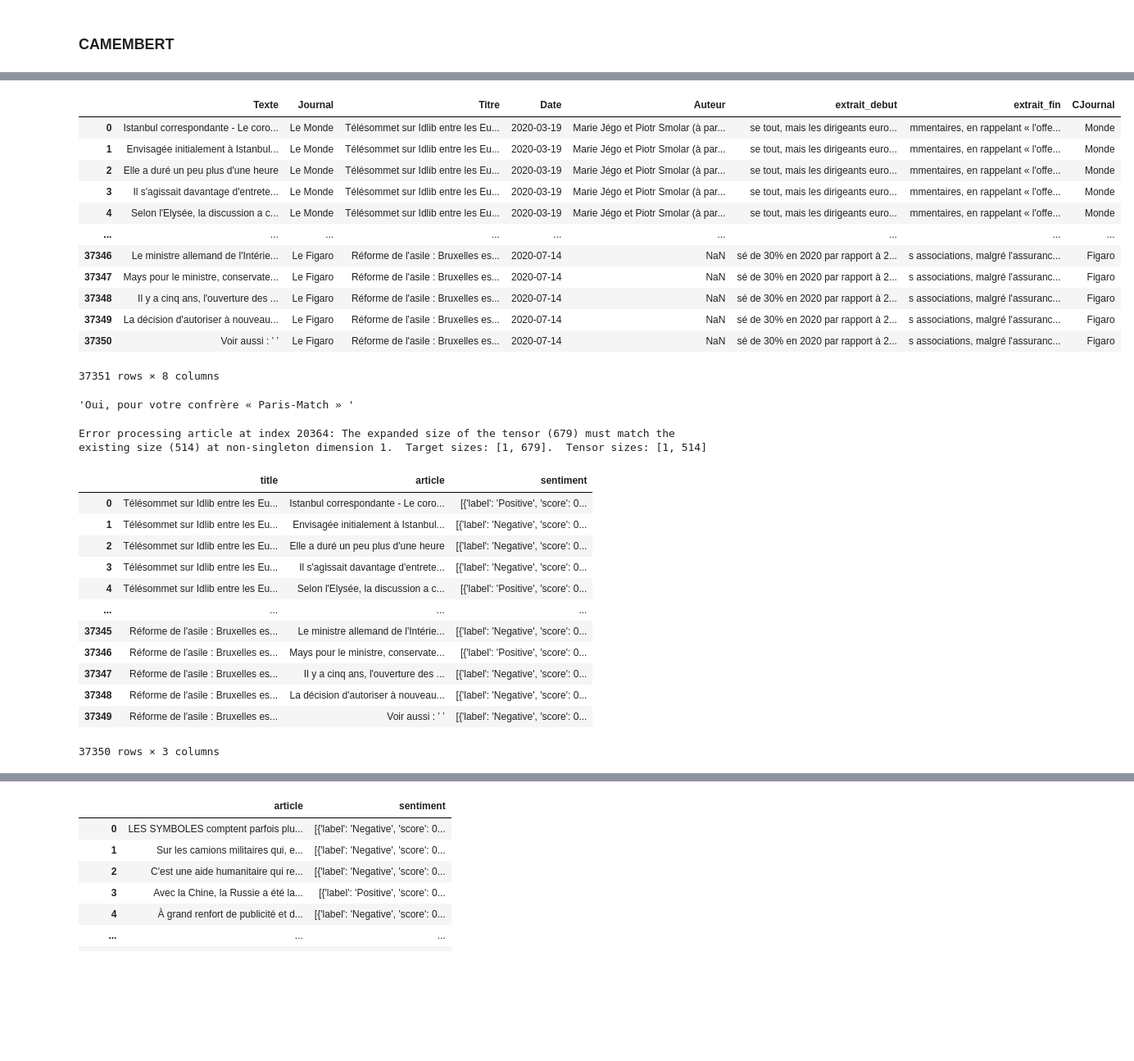
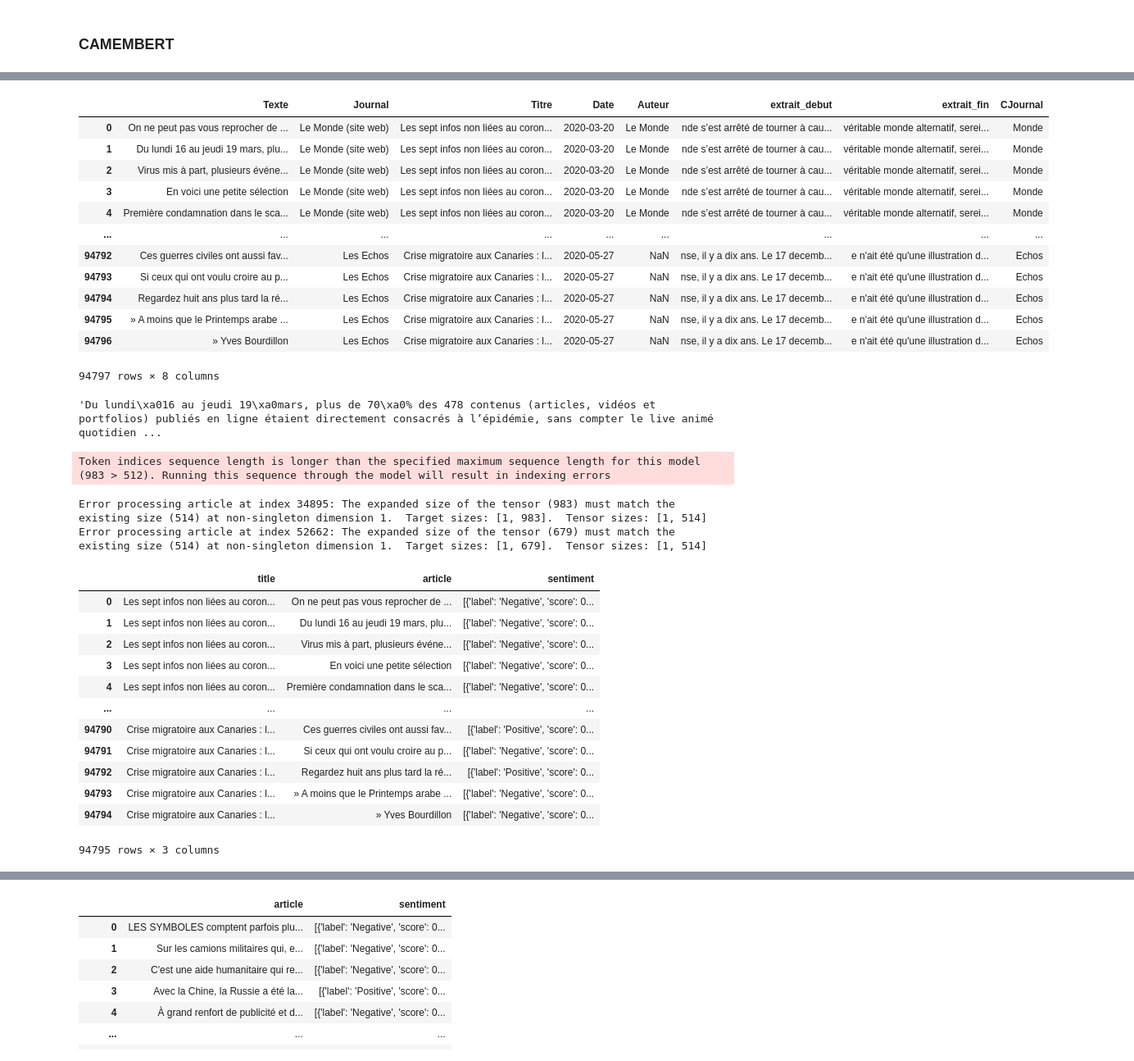
Before and after one commit to cmllbll/Projet_DSSS_2023, a Jupyter notebook: Sentiment Analysis.ipynb, the cells around one changed output, grey strips where cells are left out. Shown at 82% size. Drawn from its saved outputs; the diff is of its cells as text; code cells hidden in the pictures; blank space fills up the shorter version.

```diff
--- a/Sentiment Analysis.ipynb
+++ b/Sentiment Analysis.ipynb
@@ -55,36 +71,36 @@ filtered_articles_afghanistan = df[df["Texte"].str.contains('|'.join(terms_menti
 # %%
 # Function to split text into three rows
 def split_text(row):
     texts = row['Texte'].split('. ')
     return pd.Series(texts)
 
 # Apply the function to each row and stack the resulting rows
-new_df = filtered_articles_afghanistan.apply(split_text, axis=1).stack().reset_index(level=1, drop=True).to_frame('Texte')
+new_df = filtered_articles_syria.apply(split_text, axis=1).stack().reset_index(level=1, drop=True).to_frame('Texte')
 
 # Merge the other columns from the original DataFrame
-new_df = new_df.join(filtered_articles_afghanistan.drop('Texte', axis=1), how='left')
+new_df = new_df.join(filtered_articles_syria.drop('Texte', axis=1), how='left')
 
 # Reset index if needed
 new_df.reset_index(drop=True, inplace=True)
 new_df
 # %% [output]
 |  | Texte | Journal | Titre | Date | Auteur | extrait_debut | extrait_fin | CJournal |
-| 0 | Istanbul correspondante - Le coro... | Le Monde | Télésommet sur Idlib entre les Eu... | 2020-03-19 | Marie Jégo et Piotr Smolar (à par... | se tout, mais les dirigeants euro... | mmentaires, en rappelant « l'offe... | Monde |
-| 1 | Envisagée initialement à Istanbul... | Le Monde | Télésommet sur Idlib entre les Eu... | 2020-03-19 | Marie Jégo et Piotr Smolar (à par... | se tout, mais les dirigeants euro... | mmentaires, en rappelant « l'offe... | Monde |
-| 2 | Elle a duré un peu plus d'une heure | Le Monde | Télésommet sur Idlib entre les Eu... | 2020-03-19 | Marie Jégo et Piotr Smolar (à par... | se tout, mais les dirigeants euro... | mmentaires, en rappelant « l'offe... | Monde |
-| 3 | Il s'agissait davantage d'entrete... | Le Monde | Télésommet sur Idlib entre les Eu... | 2020-03-19 | Marie Jégo et Piotr Smolar (à par... | se tout, mais les dirigeants euro... | mmentaires, en rappelant « l'offe... | Monde |
-| 4 | Selon l'Elysée, la discussion a c... | Le Monde | Télésommet sur Idlib entre les Eu... | 2020-03-19 | Marie Jégo et Piotr Smolar (à par... | se tout, mais les dirigeants euro... | mmentaires, en rappelant « l'offe... | Monde |
+| 0 | On ne peut pas vous reprocher de ... | Le Monde (site web) | Les sept infos non liées au coron... | 2020-03-20 | Le Monde | nde s’est arrêté de tourner à cau... | véritable monde alternatif, serei... | Monde |
+| 1 | Du lundi 16 au jeudi 19 mars, plu... | Le Monde (site web) | Les sept infos non liées au coron... | 2020-03-20 | Le Monde | nde s’est arrêté de tourner à cau... | véritable monde alternatif, serei... | Monde |
+| 2 | Virus mis à part, plusieurs événe... | Le Monde (site web) | Les sept infos non liées au coron... | 2020-03-20 | Le Monde | nde s’est arrêté de tourner à cau... | véritable monde alternatif, serei... | Monde |
+| 3 | En voici une petite sélection | Le Monde (site web) | Les sept infos non liées au coron... | 2020-03-20 | Le Monde | nde s’est arrêté de tourner à cau... | véritable monde alternatif, serei... | Monde |
+| 4 | Première condamnation dans le sca... | Le Monde (site web) | Les sept infos non liées au coron... | 2020-03-20 | Le Monde | nde s’est arrêté de tourner à cau... | véritable monde alternatif, serei... | Monde |
 | ... | ... | ... | ... | ... | ... | ... | ... | ... |
-| 37346 | Le ministre allemand de l'Intérie... | Le Figaro | Réforme de l'asile : Bruxelles es... | 2020-07-14 | NaN | sé de 30% en 2020 par rapport à 2... | s associations, malgré l'assuranc... | Figaro |
-| 37347 | Mays pour le ministre, conservate... | Le Figaro | Réforme de l'asile : Bruxelles es... | 2020-07-14 | NaN | sé de 30% en 2020 par rapport à 2... | s associations, malgré l'assuranc... | Figaro |
-| 37348 | Il y a cinq ans, l'ouverture des ... | Le Figaro | Réforme de l'asile : Bruxelles es... | 2020-07-14 | NaN | sé de 30% en 2020 par rapport à 2... | s associations, malgré l'assuranc... | Figaro |
-| 37349 | La décision d'autoriser à nouveau... | Le Figaro | Réforme de l'asile : Bruxelles es... | 2020-07-14 | NaN | sé de 30% en 2020 par rapport à 2... | s associations, malgré l'assuranc... | Figaro |
-| 37350 | Voir aussi : ’ ’ | Le Figaro | Réforme de l'asile : Bruxelles es... | 2020-07-14 | NaN | sé de 30% en 2020 par rapport à 2... | s associations, malgré l'assuranc... | Figaro |
+| 94792 | Ces guerres civiles ont aussi fav... | Les Echos | Crise migratoire aux Canaries : l... | 2020-05-27 | NaN | nse, il y a dix ans. Le 17 decemb... | e n'ait été qu'une illustration d... | Echos |
+| 94793 | Si ceux qui ont voulu croire au p... | Les Echos | Crise migratoire aux Canaries : l... | 2020-05-27 | NaN | nse, il y a dix ans. Le 17 decemb... | e n'ait été qu'une illustration d... | Echos |
+| 94794 | Regardez huit ans plus tard la ré... | Les Echos | Crise migratoire aux Canaries : l... | 2020-05-27 | NaN | nse, il y a dix ans. Le 17 decemb... | e n'ait été qu'une illustration d... | Echos |
+| 94795 | » A moins que le Printemps arabe ... | Les Echos | Crise migratoire aux Canaries : l... | 2020-05-27 | NaN | nse, il y a dix ans. Le 17 decemb... | e n'ait été qu'une illustration d... | Echos |
+| 94796 | » Yves Bourdillon | Les Echos | Crise migratoire aux Canaries : l... | 2020-05-27 | NaN | nse, il y a dix ans. Le 17 decemb... | e n'ait été qu'une illustration d... | Echos |
-37351 rows × 8 columns
+94797 rows × 8 columns
 # %%
 new_df['Texte'][1]
 # %% [output]
-'Oui, pour votre confrère « Paris-Match » '
+'Du lundi\xa016 au jeudi 19\xa0mars, plus de 70\xa0% des 478 contenus (articles, vidéos et portfolios) publiés en ligne étaient directement consacrés à l’épidémie, sans compter le live animé quotidien ...
 # %%
 # Creating an empty list to store the results
 articles_sentiment = []
@@ -99,7 +115,9 @@ for index, row in new_df.iterrows():
     except Exception as e:
         print(f"Error processing article at index {index}: {e}")
 # %% [output]
-Error processing article at index 20364: The expanded size of the tensor (679) must match the existing size (514) at non-singleton dimension 1.  Target sizes: [1, 679].  Tensor sizes: [1, 514]
+Token indices sequence length is longer than the specified maximum sequence length for this model (983 > 512). Running this sequence through the model will result in indexing errors
+Error processing article at index 34895: The expanded size of the tensor (983) must match the existing size (514) at non-singleton dimension 1.  Target sizes: [1, 983].  Tensor sizes: [1, 514]
+Error processing article at index 52662: The expanded size of the tensor (679) must match the existing size (514) at non-singleton dimension 1.  Target sizes: [1, 679].  Tensor sizes: [1, 514]
 # %%
 # Creating a new DataFrame from the results
 sentiment_df = pd.DataFrame(articles_sentiment)
@@ -107,16 +125,16 @@ sentiment_df = pd.DataFrame(articles_sentiment)
 sentiment_df
 # %% [output]
 |  | title | article | sentiment |
-| 0 | Télésommet sur Idlib entre les Eu... | Istanbul correspondante - Le coro... | [{'label': 'Positive', 'score': 0... |
-| 1 | Télésommet sur Idlib entre les Eu... | Envisagée initialement à Istanbul... | [{'label': 'Negative', 'score': 0... |
-| 2 | Télésommet sur Idlib entre les Eu... | Elle a duré un peu plus d'une heure | [{'label': 'Negative', 'score': 0... |
-| 3 | Télésommet sur Idlib entre les Eu... | Il s'agissait davantage d'entrete... | [{'label': 'Negative', 'score': 0... |
-| 4 | Télésommet sur Idlib entre les Eu... | Selon l'Elysée, la discussion a c... | [{'label': 'Positive', 'score': 0... |
+| 0 | Les sept infos non liées au coron... | On ne peut pas vous reprocher de ... | [{'label': 'Negative', 'score': 0... |
+| 1 | Les sept infos non liées au coron... | Du lundi 16 au jeudi 19 mars, plu... | [{'label': 'Negative', 'score': 0... |
+| 2 | Les sept infos non liées au coron... | Virus mis à part, plusieurs événe... | [{'label': 'Negative', 'score': 0... |
+| 3 | Les sept infos non liées au coron... | En voici une petite sélection | [{'label': 'Negative', 'score': 0... |
+| 4 | Les sept infos non liées au coron... | Première condamnation dans le sca... | [{'label': 'Negative', 'score': 0... |
 | ... | ... | ... | ... |
-| 37345 | Réforme de l'asile : Bruxelles es... | Le ministre allemand de l'Intérie... | [{'label': 'Negative', 'score': 0... |
-| 37346 | Réforme de l'asile : Bruxelles es... | Mays pour le ministre, conservate... | [{'label': 'Positive', 'score': 0... |
-| 37347 | Réforme de l'asile : Bruxelles es... | Il y a cinq ans, l'ouverture des ... | [{'label': 'Negative', 'score': 0... |
-| 37348 | Réforme de l'asile : Bruxelles es... | La décision d'autoriser à nouveau... | [{'label': 'Negative', 'score': 0... |
-| 37349 | Réforme de l'asile : Bruxelles es... | Voir aussi : ’ ’ | [{'label': 'Negative', 'score': 0... |
+| 94790 | Crise migratoire aux Canaries : l... | Ces guerres civiles ont aussi fav... | [{'label': 'Positive', 'score': 0... |
+| 94791 | Crise migratoire aux Canaries : l... | Si ceux qui ont voulu croire au p... | [{'label': 'Negative', 'score': 0... |
+| 94792 | Crise migratoire aux Canaries : l... | Regardez huit ans plus tard la ré... | [{'label': 'Positive', 'score': 0... |
+| 94793 | Crise migratoire aux Canaries : l... | » A moins que le Printemps arabe ... | [{'label': 'Negative', 'score': 0... |
+| 94794 | Crise migratoire aux Canaries : l... | » Yves Bourdillon | [{'label': 'Negative', 'score': 0... |
-37350 rows × 3 columns
+94795 rows × 3 columns
 # %%
```
Also changed, not shown: parts of 4 cells of this notebook, 1 other file.
